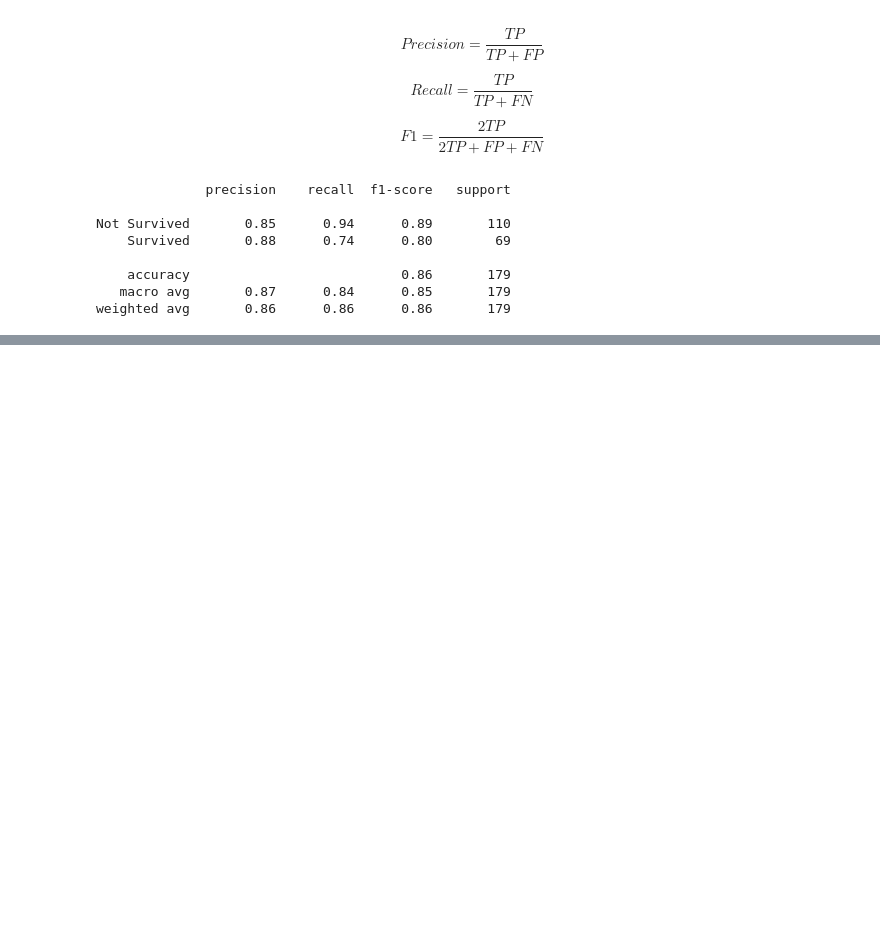
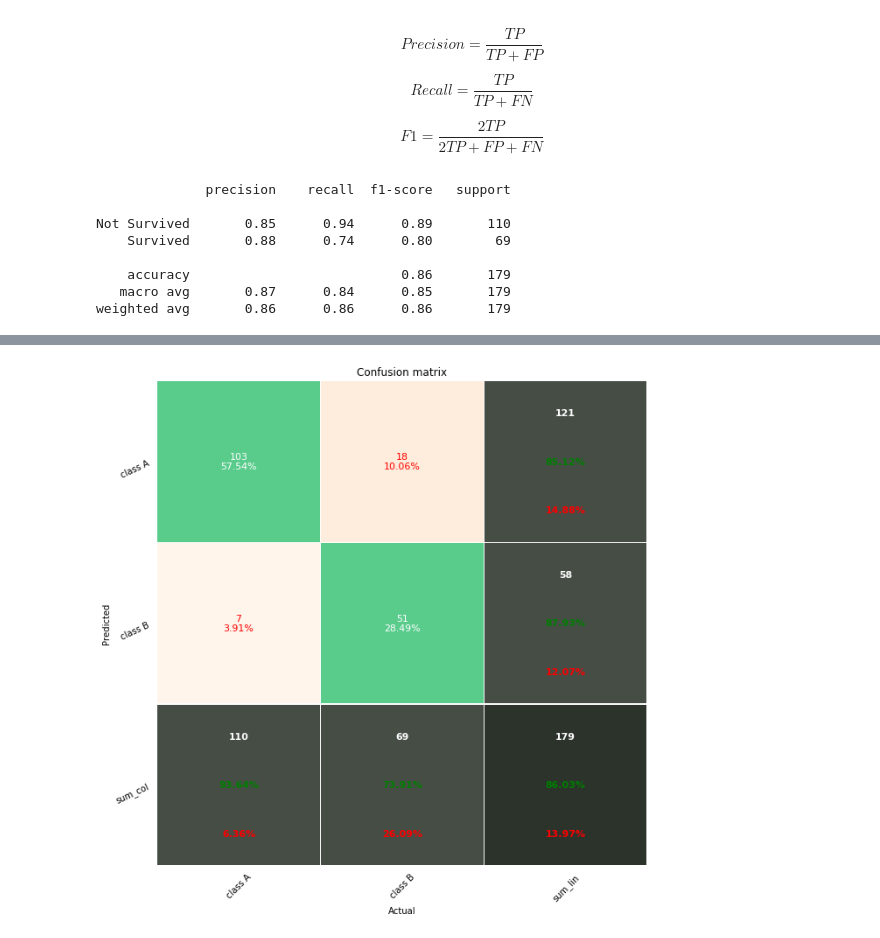
Before and after one commit to minghsu0107/ML, a Jupyter notebook: machine-learning/titanic_predict2.ipynb, the cells around one changed output, grey strips where cells are left out. Cells and saved outputs as stored; diff of their text form; code cells hidden in the pictures; blank space fills up the shorter version.

```diff
--- a/machine-learning/titanic_predict2.ipynb
+++ b/machine-learning/titanic_predict2.ipynb
@@ -1084,0 +1302,18 @@ plt.show()
+# %%
+columns = []
+annot = True;
+cmap = 'Oranges';
+fmt = '.2f'
+lw = 0.5
+cbar = False
+show_null_values = 2
+pred_val_axis = 'y'
+#size::
+fz = 12;
+figsize = [9,9];
+if(len(test_y) > 10):
+    fz=9; figsize=[14,14];
+plot_confusion_matrix_from_data(test_y, predict_y, columns,
+                                annot, cmap, fmt, fz, lw, cbar, figsize, show_null_values, pred_val_axis)
+# %% [output]
+[figure, added]
```
Also changed, not shown: parts of 6 cells of this notebook.
